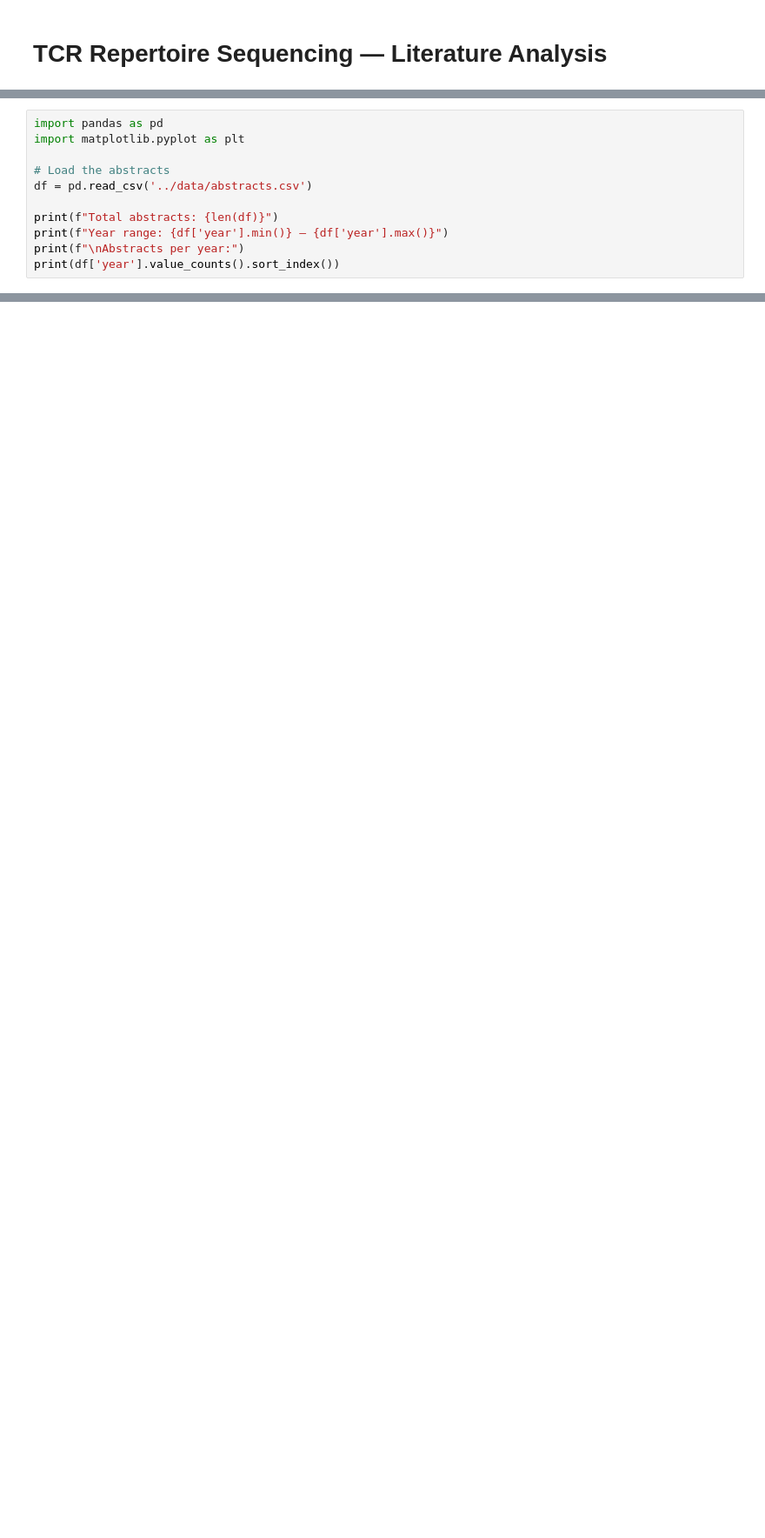
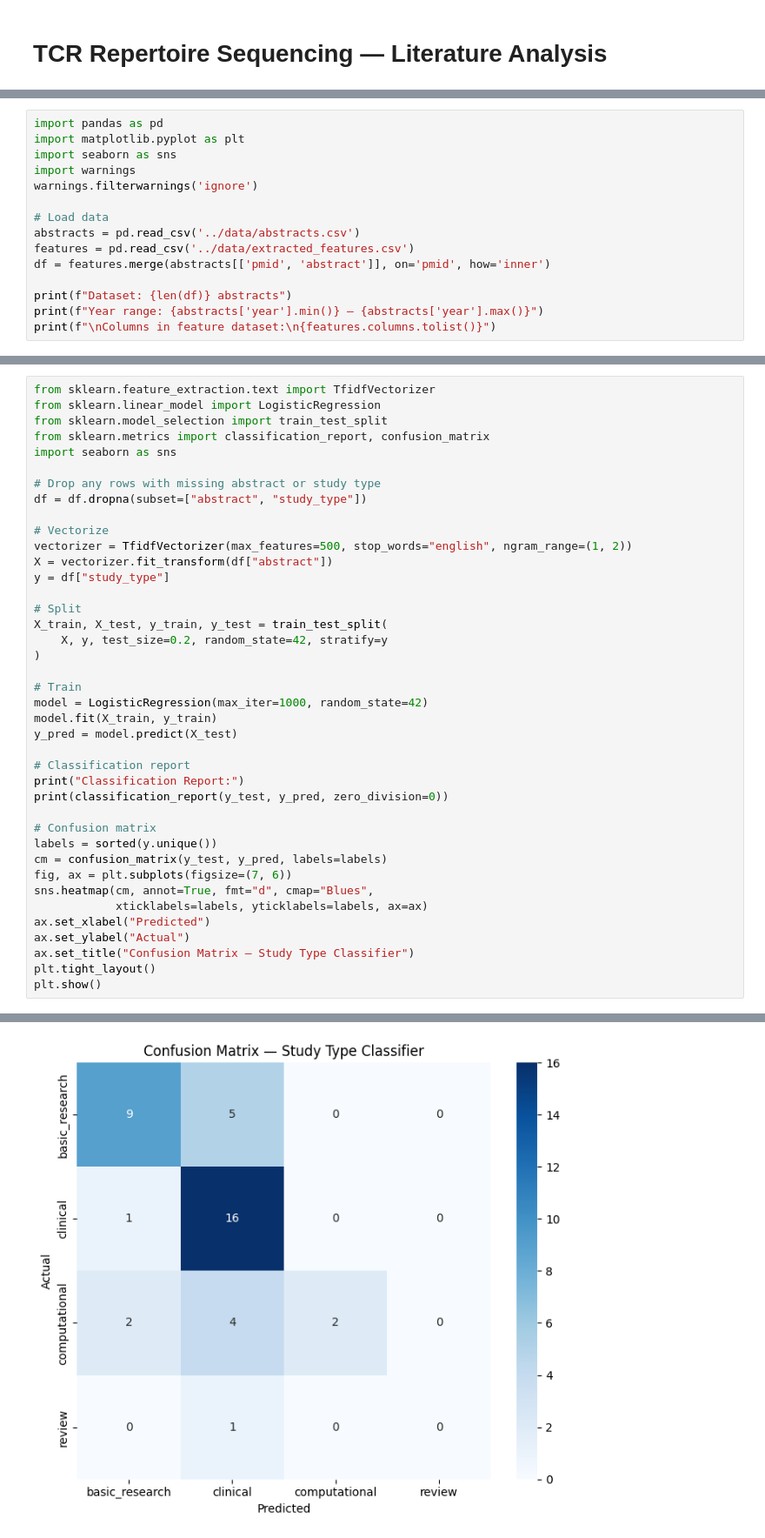
Before and after one commit to hannahas/pubmed-health-insights, a Jupyter notebook: notebooks/analysis.ipynb, the cells around one changed output, grey strips where cells are left out. Shown at 87% size. Saved outputs shown, nothing was run; the diff lists cells and outputs as text; blank space fills up the shorter version.

```diff
--- a/notebooks/analysis.ipynb
+++ b/notebooks/analysis.ipynb
@@ -3,12 +37,16 @@
 # %%
 import pandas as pd
 import matplotlib.pyplot as plt
+import seaborn as sns
+import warnings
+warnings.filterwarnings('ignore')
 
-# Load the abstracts
-df = pd.read_csv('../data/abstracts.csv')
+# Load data
+abstracts = pd.read_csv('../data/abstracts.csv')
+features = pd.read_csv('../data/extracted_features.csv')
+df = features.merge(abstracts[['pmid', 'abstract']], on='pmid', how='inner')
 
-print(f"Total abstracts: {len(df)}")
-print(f"Year range: {df['year'].min()} – {df['year'].max()}")
-print(f"\nAbstracts per year:")
-print(df['year'].value_counts().sort_index())
+print(f"Dataset: {len(df)} abstracts")
+print(f"Year range: {abstracts['year'].min()} – {abstracts['year'].max()}")
+print(f"\nColumns in feature dataset:\n{features.columns.tolist()}")
 # %% [output]
@@ -192,0 +177,41 @@ Plot saved.
+# %%
+from sklearn.feature_extraction.text import TfidfVectorizer
+from sklearn.linear_model import LogisticRegression
+from sklearn.model_selection import train_test_split
+from sklearn.metrics import classification_report, confusion_matrix
+import seaborn as sns
+
+# Drop any rows with missing abstract or study type
+df = df.dropna(subset=["abstract", "study_type"])
+
+# Vectorize
+vectorizer = TfidfVectorizer(max_features=500, stop_words="english", ngram_range=(1, 2))
+X = vectorizer.fit_transform(df["abstract"])
+y = df["study_type"]
+
+# Split
+X_train, X_test, y_train, y_test = train_test_split(
+    X, y, test_size=0.2, random_state=42, stratify=y
+)
+
+# Train
+model = LogisticRegression(max_iter=1000, random_state=42)
+model.fit(X_train, y_train)
+y_pred = model.predict(X_test)
+
+# Classification report
+print("Classification Report:")
+print(classification_report(y_test, y_pred, zero_division=0))
+
+# Confusion matrix
+labels = sorted(y.unique())
+cm = confusion_matrix(y_test, y_pred, labels=labels)
+fig, ax = plt.subplots(figsize=(7, 6))
+sns.heatmap(cm, annot=True, fmt="d", cmap="Blues",
+            xticklabels=labels, yticklabels=labels, ax=ax)
+ax.set_xlabel("Predicted")
+ax.set_ylabel("Actual")
+ax.set_title("Confusion Matrix — Study Type Classifier")
+plt.tight_layout()
+plt.show()
+# %% [output]
@@ -192,0 +229 @@ Plot saved.
+[figure, added]
```
Also changed, not shown: parts of 17 cells of this notebook, 2 other files.
